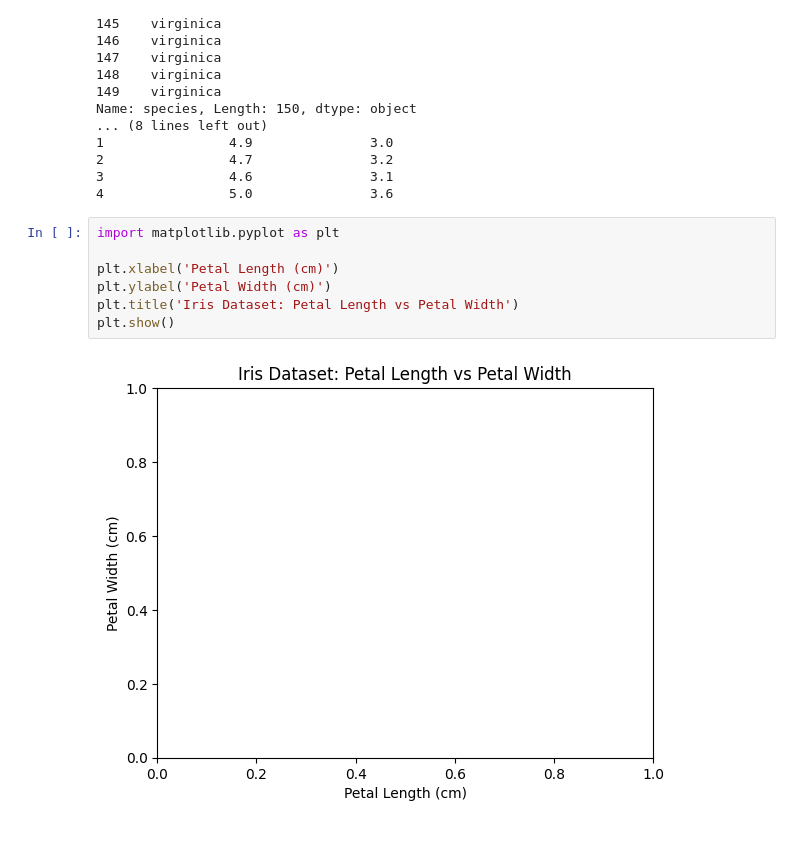
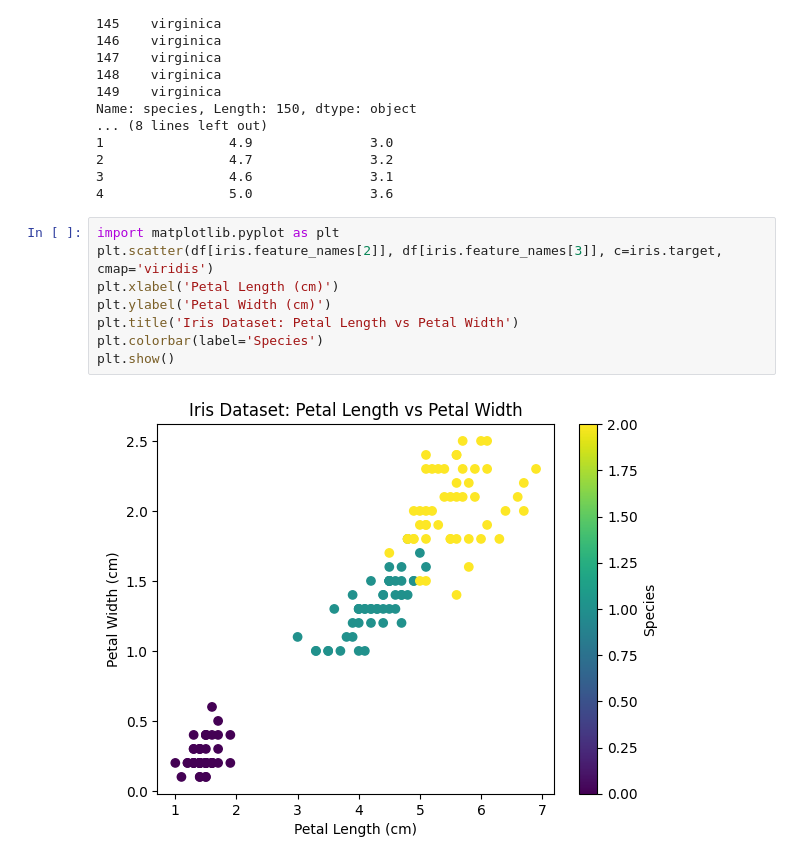
Before and after one commit to GayatriPisya/ml_using_python_experiments, a Jupyter notebook: irisdataset.ipynb, the cells around one changed output. Cells and saved outputs as stored; diff of their text form.

```diff
--- a/irisdataset.ipynb
+++ b/irisdataset.ipynb
@@ -122,10 +122,11 @@ Name: species, Length: 150, dtype: object
 4                5.0               3.6
 # %%
 import matplotlib.pyplot as plt
-
+plt.scatter(df[iris.feature_names[2]], df[iris.feature_names[3]], c=iris.target, cmap='viridis')
 plt.xlabel('Petal Length (cm)')
 plt.ylabel('Petal Width (cm)')
 plt.title('Iris Dataset: Petal Length vs Petal Width')
+plt.colorbar(label='Species')
 plt.show()
 # %% [output]
-[figure, old version]
+[figure, new version]
```
Also changed, not shown: parts of 1 cell of this notebook.
